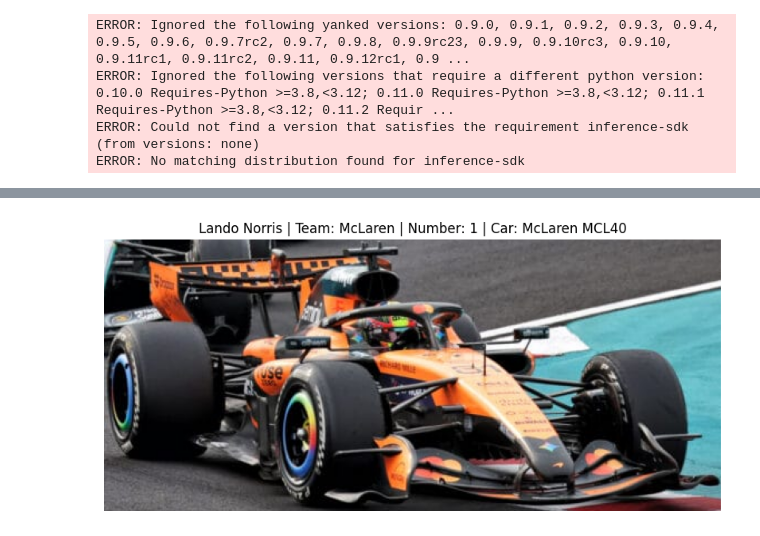
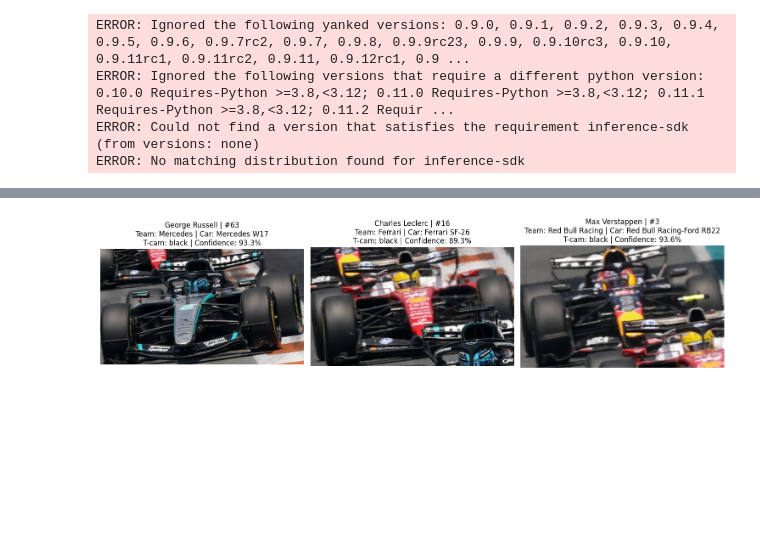
Before and after one commit to MichaelwaveOfficial/f1, a Jupyter notebook: static-test.ipynb, the cells around one changed output, grey strips where cells are left out. Saved outputs shown, nothing was run; the diff lists cells and outputs as text; code cells hidden in the pictures; blank space fills up the shorter version.

```diff
--- a/static-test.ipynb
+++ b/static-test.ipynb
@@ -70,7 +70,7 @@ def run_rf_detr(image_path, workspace_id, model_id, api_key):
     return response.json()
 # %%
 car_detection_results = run_rf_detr(
-    image_path=TEST_IMAGES_DIR / "test-me-twin.jpg",
+    image_path=TEST_IMAGES_DIR / "three-cars-1.jpg",
     workspace_id=WORKSPACE_ID,
     model_id=CAR_DETECTOR_ID,
     api_key=ROBOFLOW_API_KEY
@@ -523,8 +696,49 @@ print(driver_result)
 # %%
-plt.figure(figsize=(10, 5))
-plt.imshow(car_crop)
-plt.title(f"{driver_result['driver']} | Team: {driver_result['team']} | Number: {driver_result['number']} | Car: {car_model}")
-plt.axis("off")
-plt.show()
+if driver_results:
+    cols = 3
+    rows = math.ceil(len(driver_results) / cols)
+
+    fig, axes = plt.subplots(
+        rows,
+        cols,
+        figsize=(15, 5 * rows),
+        squeeze=False,
+    )
+
+    axes = axes.flatten()
+
+    for axis, car in zip(axes, driver_results):
+        car_crop_bgr = cv2.imread(str(car["output_path"]))
+
+        if car_crop_bgr is None:
+            axis.set_title(f"Could not load Car {car['car_id']}")
+            axis.axis("off")
+            continue
+
+        car_crop_rgb = cv2.cvtColor(
+            car_crop_bgr,
+            cv2.COLOR_BGR2RGB,
+        )
+
+        number = (
+            car["number"]
+            if car["number"] is not None
+            else "Unknown"
+        )
+
+        axis.imshow(car_crop_rgb)
+        axis.set_title(
+            f"{car['driver']} | #{number}\n"
+            f"Team: {car['team']} | Car: {car['car_model']}\n"
+            f"T-cam: {car['tcam_color']} | "
+            f"Confidence: {car['confidence']:.1%}"
+        )
+        axis.axis("off")
+
+    for axis in axes[len(driver_results):]:
+        axis.axis("off")
+
+    plt.tight_layout()
+    plt.show()
 # %% [output]
-[figure, old version]
+[figure, new version]
```
Also changed, not shown: parts of 9 cells of this notebook, 14 other files.
